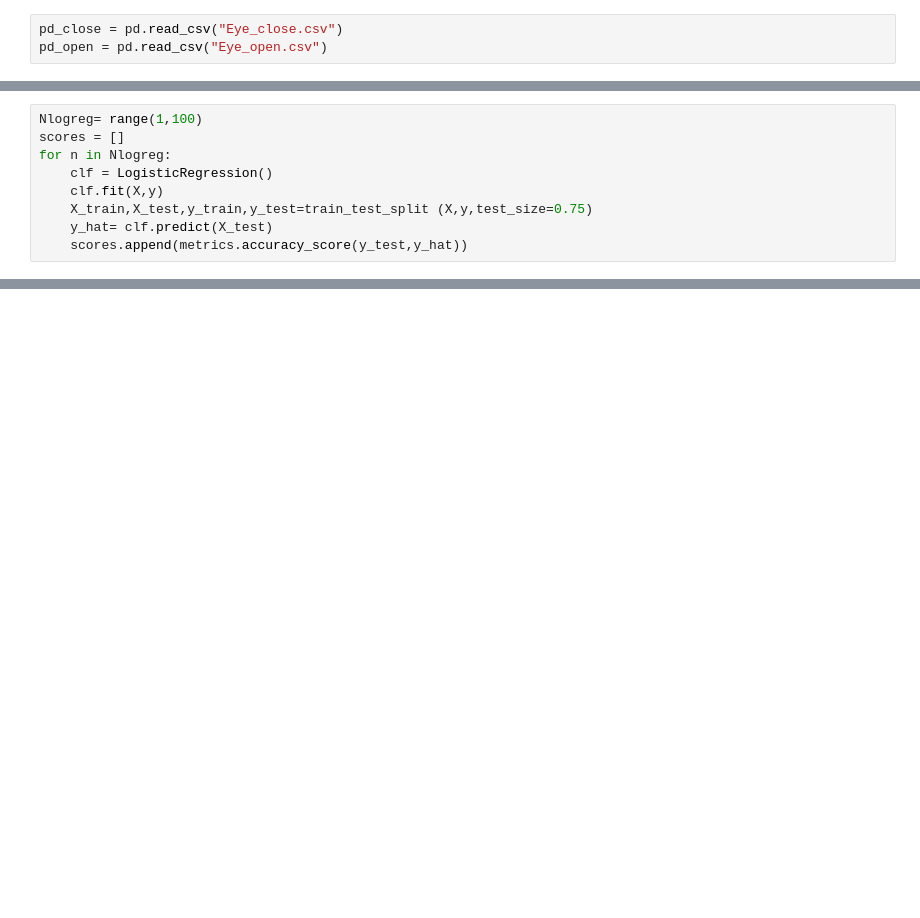
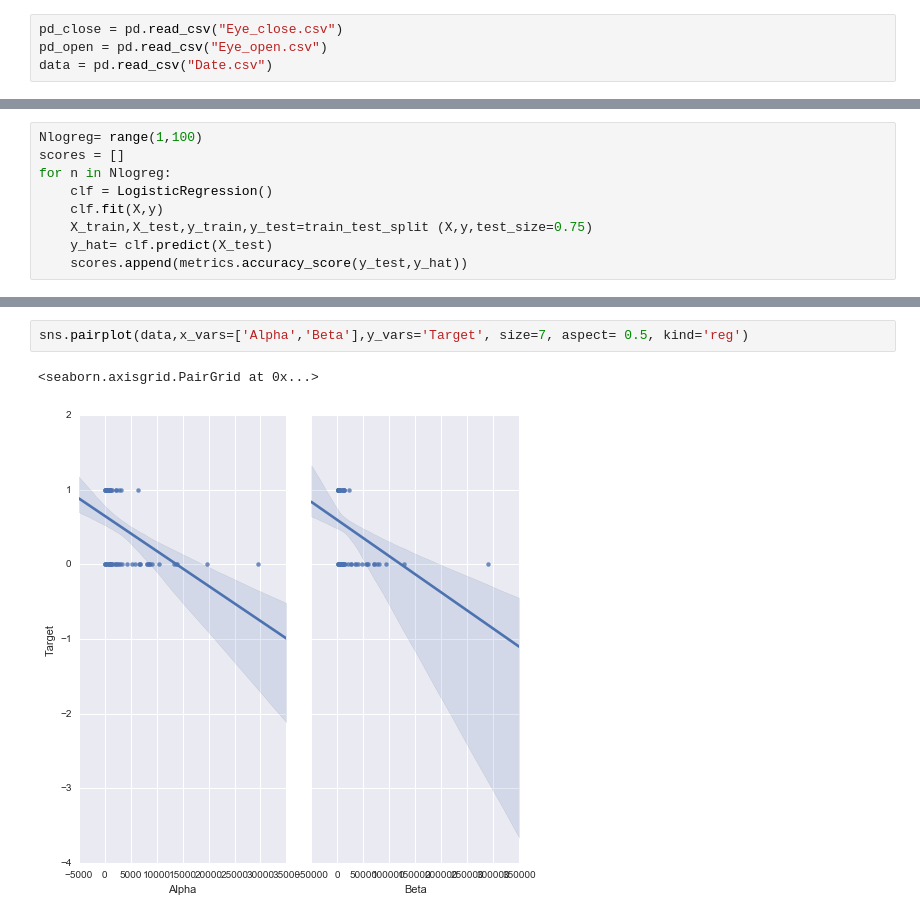
Before and after one commit to chucklinatlife/EEG_IOT, a Jupyter notebook: Final/Final.ipynb, the cells around one changed output, grey strips where cells are left out. Saved outputs shown, nothing was run; the diff lists cells and outputs as text; blank space fills up the shorter version.

```diff
--- a/Final/Final.ipynb
+++ b/Final/Final.ipynb
@@ -6,6 +14,7 @@ from sklearn import metrics
 # %%
 pd_close = pd.read_csv("Eye_close.csv")
 pd_open = pd.read_csv("Eye_open.csv")
+data = pd.read_csv("Date.csv")
 # %%
 X = pd.concat([pd_close, pd_open], ignore_index=True)
 # %%
@@ -25,0 +37,5 @@ float (sum(scores)/len(scores))
+# %%
+sns.pairplot(data,x_vars=['Alpha','Beta'],y_vars='Target', size=7, aspect= 0.5, kind='reg')
+# %% [output]
+<seaborn.axisgrid.PairGrid at 0x...>
+[figure, added]
```
Also changed, not shown: parts of 6 cells of this notebook, 1 other file.
